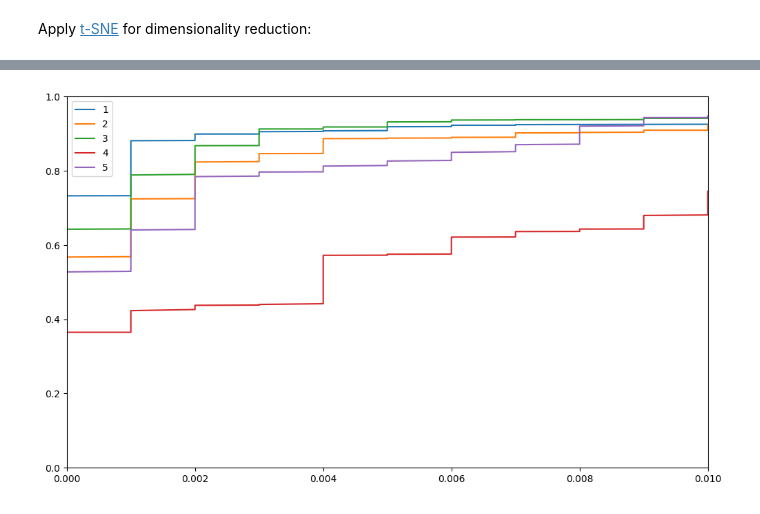
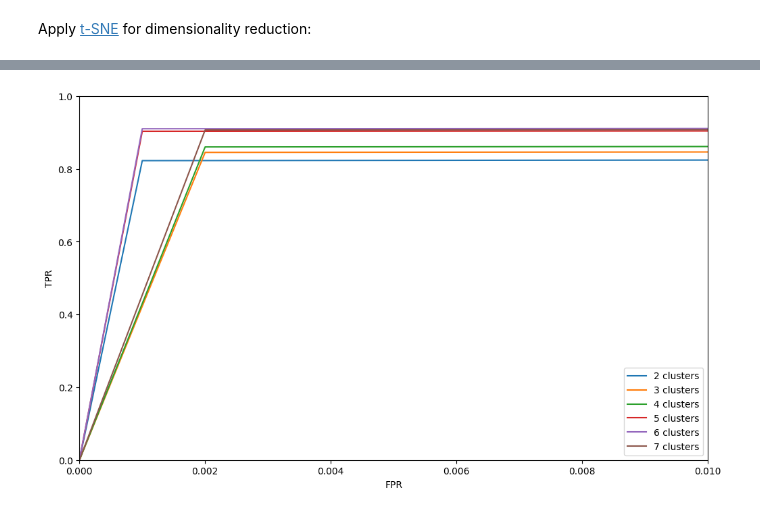
Before and after one commit to mizolotu/tiny_ml, a Jupyter notebook: fan_anomaly_detection.ipynb, the cells around one changed output, grey strips where cells are left out. Cells and saved outputs as stored; diff of their text form; code cells hidden in the pictures.

```diff
--- a/fan_anomaly_detection.ipynb
+++ b/fan_anomaly_detection.ipynb
@@ -159,0 +182,5 @@ xdim = E_tr.shape[1]
+# %%
+kmeans, W_km = [], []
+for n_clusters in range(n_clusters_min, n_clusters_max + 1):
+    kmeans.append(KMeans(n_clusters=n_clusters, random_state=0).fit(E_tr_))
+    W_km.append([len(np.where(kmeans[-1].labels_ == k)[0]) for k in np.unique(kmeans[-1].labels_)])
@@ -159,0 +189,11 @@ xdim = E_tr.shape[1]
+# %%
+all_centroids = np.vstack([km.cluster_centers_ * (xmax[None, :] - xmin[None, :]) + xmin[None, :] for km in kmeans])
+X_plot = np.vstack([E_te, all_centroids])
+tsne = TSNE(n_components=2, learning_rate='auto', init='random')
+xy_all = tsne.fit_transform(np.vstack(X_plot))
+c_km = []
+n = 0
+for i in range(len(kmeans))[::-1]:
+    ni = kmeans[i].cluster_centers_.shape[0]
+    c_km.append(xy_all[-n - ni : xy_all.shape[0] - n])
+c_km = c_km[::-1]
@@ -165,8 +403,8 @@ This algorithm follows the procedure described in Algorithm 2 of study <a href=h
 Clustering parameteres:
 # %%
 batch_size = 16  # the training batch size
-n_clusters_min = 1  # the minimum number of clusters
-n_clusters_max = 5  # the maximum number of clusters
+n_clusters_min = 2  # the minimum number of clusters
+n_clusters_max = 7  # the maximum number of clusters
 l = 4  # the maximum number of candidates
 # %% [markdown]
 Clustering procedure:
@@ -312,13 +541,6 @@ for c, w in zip(c_km, W_km):
 # %%
-E_va = extract_features(X_va)
-E_te = extract_features(X_te)
-E_va_ = (E_va - xmin[None, :]) / (xmax[None, :] - xmin[None, :] + 1e-10)
-E_te_ = (E_te - xmin[None, :]) / (xmax[None, :] - xmin[None, :] + 1e-10)
-nte = len(Y_te)
-reals = np.zeros(nte)
-reals[np.where(Y_te != normal_behavior)] = 1
-
-fprs, tprs = [[] for _ in C_km], [[] for _ in C_km]
+radiuses = []
+fprs, tprs, accs, aucs = [], [], [], []
 
 for ci, C in enumerate(C_km):
 
@@ -332,50 +554,32 @@ for ci, C in enumerate(C_km):
     cl_labels_te = np.argmin(D_te, axis=1)
     dists_te = np.min(D_te, axis=1)
 
-    fpr = 1
-    alpha = 0
-    alpha_max = 100
-    alpha_step = 0.01
-
-    while (fpr > 0):
-        dist_thrs = np.zeros(C.shape[0])
-        for k in range(C.shape[0]):
-            idx = np.where(cl_labels_va == k)[0]
-            dist_thrs[k] = np.mean(dists_va[idx]) + alpha * np.std(dists_va[idx])
-        pred_thrs = dist_thrs[cl_labels_te]
-        predictions = np.zeros(nte)
-        predictions[np.where(dists_te > pred_thrs)[0]] = 1
-        fpr = len(np.where((predictions == 1) & (reals == 0))[0]) / (1e-10 + len(np.where(reals == 0)[0]))
-        tpr = len(np.where((predictions == 1) & (reals == 1))[0]) / (1e-10 + len(np.where(reals == 1)[0]))
-        fprs[ci].append(fpr)
-        tprs[ci].append(tpr)
-        alpha += alpha_step
-    alpha_best = alpha
-    print(f'Alpha = {alpha_best}, tpr = {tpr * 100}, fpr = {fpr * 100}\n')
-
-    for i, anomaly in enumerate(anomalies):
-        print(f'Results for anomaly: {labels[anomaly]}')
-        idx = np.where((Y_te == anomaly) | (Y_te == normal_behavior))[0]
-        nte_i = len(idx)
-        D = np.linalg.norm(E_te_[idx, None, :] - C_[None, :, :], axis=-1)
-        cl_labels = np.argmin(D, axis=1)
-        dists = np.min(D, axis=1)
-        pred_thrs = dist_thrs[cl_labels]
-        reals_i = np.zeros(nte_i)
-        reals_i[np.where(Y_te[idx] == anomaly)] = 1
-        predictions_i = np.zeros(nte_i)
-        predictions_i[np.where(dists > pred_thrs)[0]] = 1
-        accuracy = len(np.where(predictions_i == reals_i)[0]) / nte_i * 100
-        precision = len(np.where((predictions_i == 1) & (reals_i == 1))[0]) / (1e-10 + len(np.where(predictions_i == 1)[0])) * 100
-        tpr = len(np.where((predictions_i == 1) & (reals_i == 1))[0]) / (1e-10 + len(np.where(reals_i == 1)[0])) * 100
-        fpr = len(np.where((predictions_i == 1) & (reals_i == 0))[0]) / (1e-10 + len(np.where(reals_i == 0)[0])) * 100
-        print(f'Accuracy = {accuracy}, precision = {precision}, tpr = {tpr}, fpr = {fpr}')
+    dist_thrs = np.zeros(C.shape[0])
+    for k in range(C.shape[0]):
+        idx = np.where(cl_labels_va == k)[0]
+        dist_thrs[k] = np.max(dists_va[idx])
+    radiuses.append(dist_thrs)
+    pred_thrs = dist_thrs[cl_labels_te]
+    predictions = np.zeros(nte)
+    predictions[np.where(dists_te > pred_thrs)[0]] = 1
+    fpr, tpr, thresholds = roc_curve(reals, predictions)
+    fprs.append(fpr)
+    tprs.append(tpr)
+    fpr_ = len(np.where((predictions == 1) & (reals == 0))[0]) / (1e-10 + len(np.where(reals == 0)[0])) * 100
+    tpr_ = len(np.where((predictions == 1) & (reals == 1))[0]) / (1e-10 + len(np.where(reals == 1)[0])) * 100
+    acc = len(np.where(predictions == reals)[0]) / nte * 100
+    accs.append(acc)
+    auc_score = roc_auc_score(reals, predictions, max_fpr=0.01)
+    aucs.append(auc_score)
+    print(f'Number of clusters = {C.shape[0]}, tpr = {tpr_:.5}, fpr = {fpr_:.5}, accuracy = {acc:.5}, AUC = {auc_score:.5}')
 
 pp.figure(figsize=(12,7))
 for i, (fpr, tpr) in enumerate(zip(fprs, tprs)):
-    pp.plot(np.array(fpr), np.array(tpr), label=C_km[i].shape[0])
+    pp.plot(np.array(fpr), np.array(tpr), label=f'{C_km[i].shape[0]} {"cluster" if C_km[i].shape[0] == 1 else "clusters"}')
 pp.xlim([0, 0.01])
 pp.ylim([0, 1])
+pp.xlabel('FPR')
+pp.ylabel('TPR')
 pp.legend()
 pp.show()
 pp.close()
@@ -400 +593 @@ Accuracy = 66.402378592666, precision = 99.99999999997058, tpr = 33.398821218071
-[figure, old version]
+[figure, new version]
```
Also changed, not shown: parts of 63 cells of this notebook.
